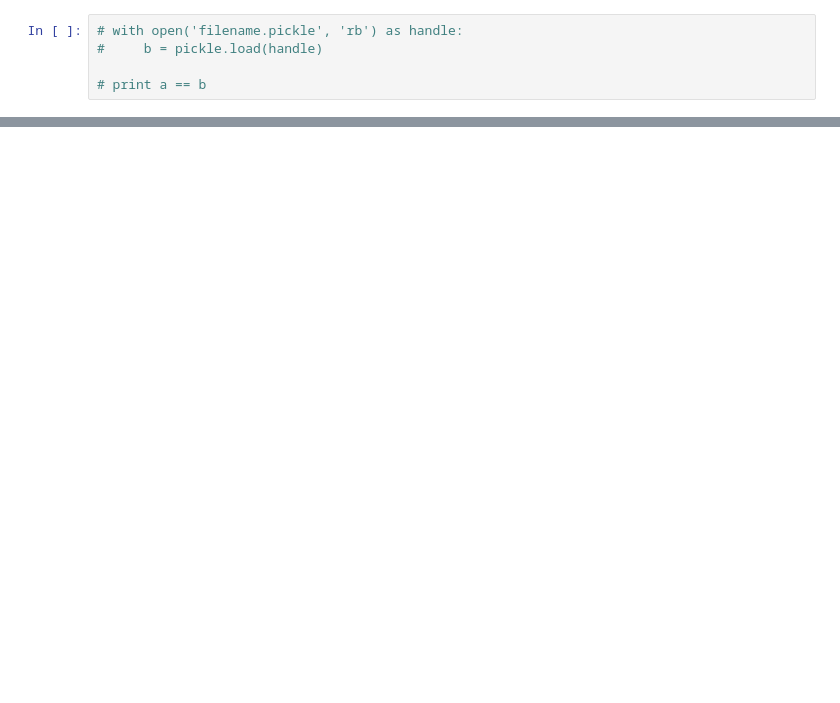
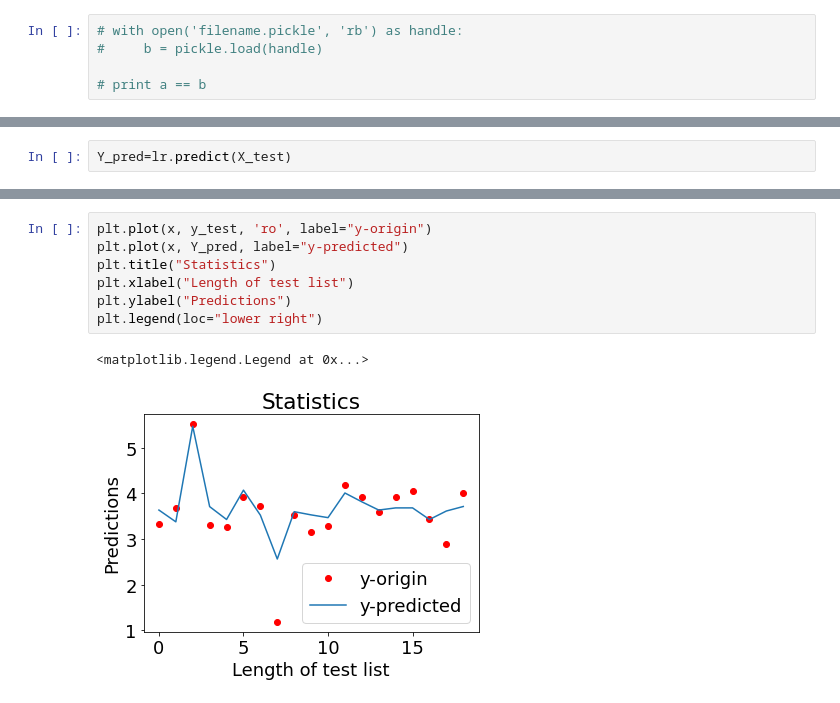
Before and after one commit to nkwasniak/umwpl2021-hepatoxicity-prediction, a Jupyter notebook: notebooks/hepatotoxicity_prediciton.ipynb, the cells around one changed output, grey strips where cells are left out. Drawn from its saved outputs; the diff is of its cells as text; blank space fills up the shorter version.

```diff
--- a/notebooks/hepatotoxicity_prediciton.ipynb
+++ b/notebooks/hepatotoxicity_prediciton.ipynb
@@ -128,0 +135,2 @@ with open('../data/best_model.pickle', 'wb') as handle:
+# %%
+Y_pred=lr.predict(X_test)
@@ -128,0 +149,10 @@ with open('../data/best_model.pickle', 'wb') as handle:
+# %%
+plt.plot(x, y_test, 'ro', label="y-origin")
+plt.plot(x, Y_pred, label="y-predicted")
+plt.title("Statistics")
+plt.xlabel("Length of test list")
+plt.ylabel("Predictions")
+plt.legend(loc="lower right")
+# %% [output]
+<matplotlib.legend.Legend at 0x...>
+[figure, added]
```
Also changed, not shown: parts of 20 cells of this notebook.
